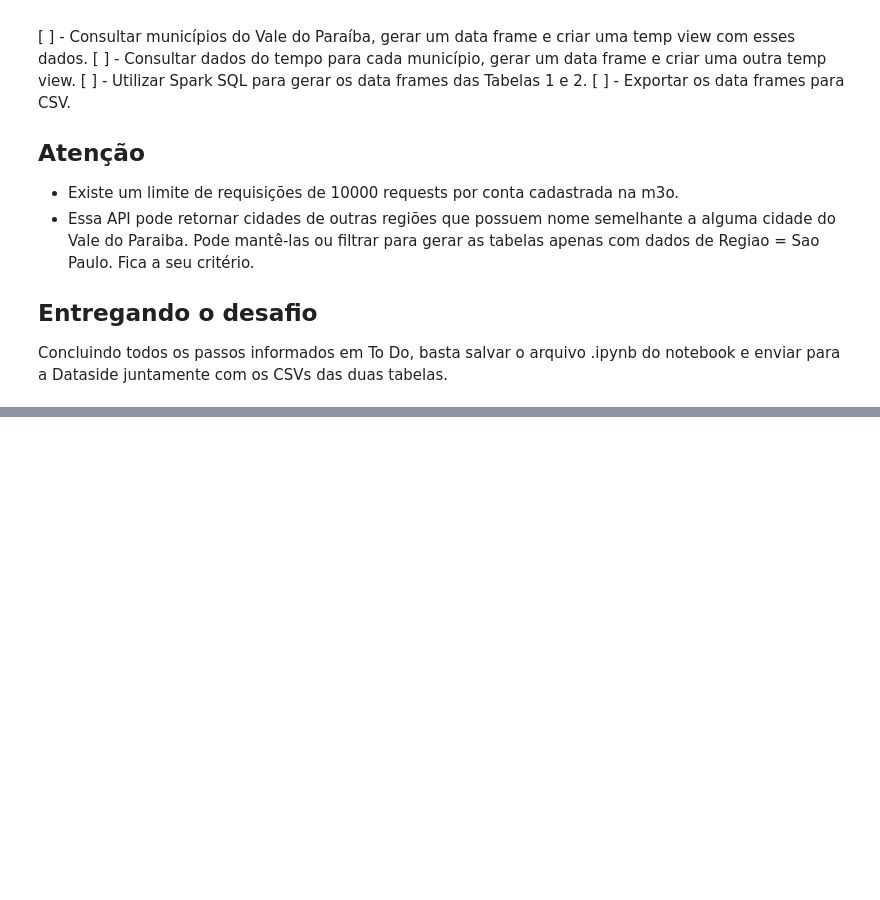
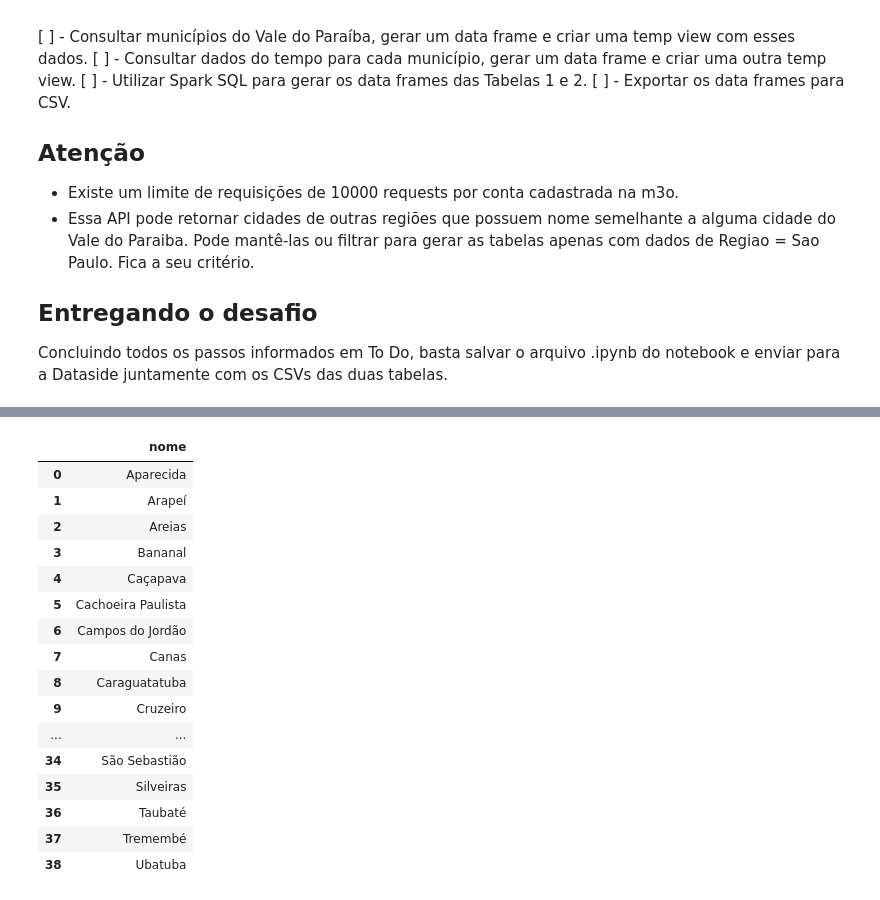
Before and after one commit to amadeusamorim/clima-spark-sql, a Jupyter notebook: spark_test.ipynb, the cells around one changed output, grey strips where cells are left out. Cells and saved outputs as stored; diff of their text form; code cells hidden in the pictures; blank space fills up the shorter version.

Commit message:
Puxando cidades, criando DF e View

```diff
--- a/spark_test.ipynb
+++ b/spark_test.ipynb
@@ -146,4 +103,5 @@ Note: you may need to restart the kernel to use updated packages.
 # %%
+# Importanto bibliotecas e iniciando findspark
 import findspark
 findspark.init()
 
@@ -152,8 +110,18 @@ import json
 import unidecode
 from pyspark.sql import SparkSession
 from pyspark import SparkContext, SparkConf
+from pyspark.sql.types import *
+from pyspark.sql import functions as f
+
+# Definindo parâmetros com o SparkConf
+# SparkConf seta um nome para a aplicação e a URL para o meu cluster distribuído
+spark_conf = SparkConf() \
+      .setAppName("dataside") \
+      .setMaster("local[2]")
+
+sc = SparkContext.getOrCreate();
 
 spark = SparkSession.builder \
-      .master("local[1]") \
-      .appName("projeto-dataside") \
+      .master("local[2]") \
+      .appName("dataside") \
       .getOrCreate()
@@ -162,9 +128,16 @@ RuntimeError: Java gateway process exited before sending its port number
 # %%
-# Buscar cidades do Vale do Paraíba
-# TODO
+# Buscando cidades do Vale do Paraíba usando a API do IBGE indicada
 
-# Criar data frame com as cidades
-# TODO
+# 1. Realizando a requsição HTTP usando o método get
+r = requests.get("https://servicodados.ibge.gov.br/api/v1/localidades/mesorregioes/3513/municipios")
 
-# Criar view com as cidades
-# TODO
+cidades = r.json()
+
+## Mostrando os dados em forma não estruturada - JSON
+cidades
+# %%
+# 2. Criar data frame com as cidades
+
+dataframe = spark.read.json(sc.parallelize(cidades))
+
+dataframe.show(dataframe.count(), truncate=False)
@@ -170,0 +162,27 @@ RuntimeError: Java gateway process exited before sending its port number
+# %%
+# 3. Criar view com as cidades
+
+dataframe.createOrReplaceTempView('cidades')
+# todas_cidades = spark.sql("SELECT * from cidades")
+# spark.sql(todas_cidades).toPandas()
+
+nomes_cidades = spark.sql("SELECT nome FROM cidades")
+nomes_cidades.toPandas()
+# %% [output]
+|  | nome |
+| 0 | Aparecida |
+| 1 | Arapeí |
+| 2 | Areias |
+| 3 | Bananal |
+| 4 | Caçapava |
+| 5 | Cachoeira Paulista |
+| 6 | Campos do Jordão |
+| 7 | Canas |
+| 8 | Caraguatatuba |
+| 9 | Cruzeiro |
+| ... | ... |
+| 34 | São Sebastião |
+| 35 | Silveiras |
+| 36 | Taubaté |
+| 37 | Tremembé |
+| 38 | Ubatuba |
```
Also changed, not shown: parts of 15 cells of this notebook.
